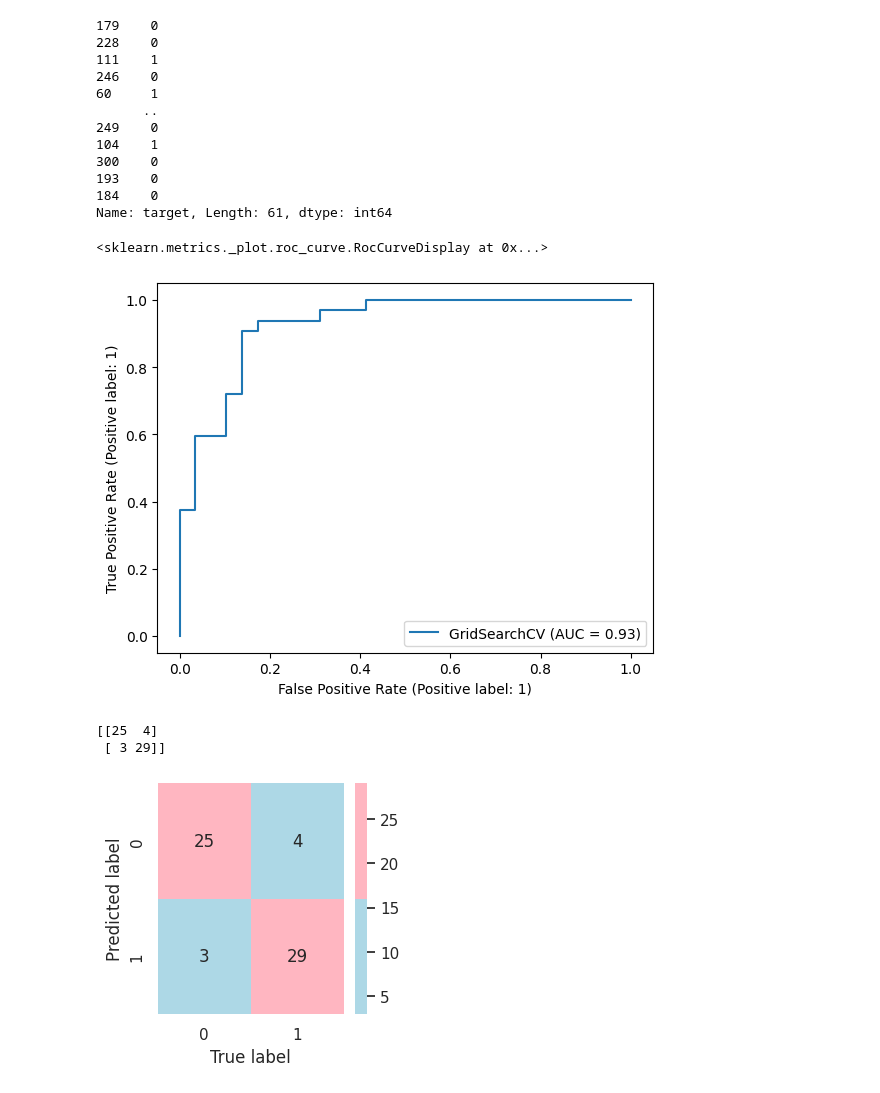
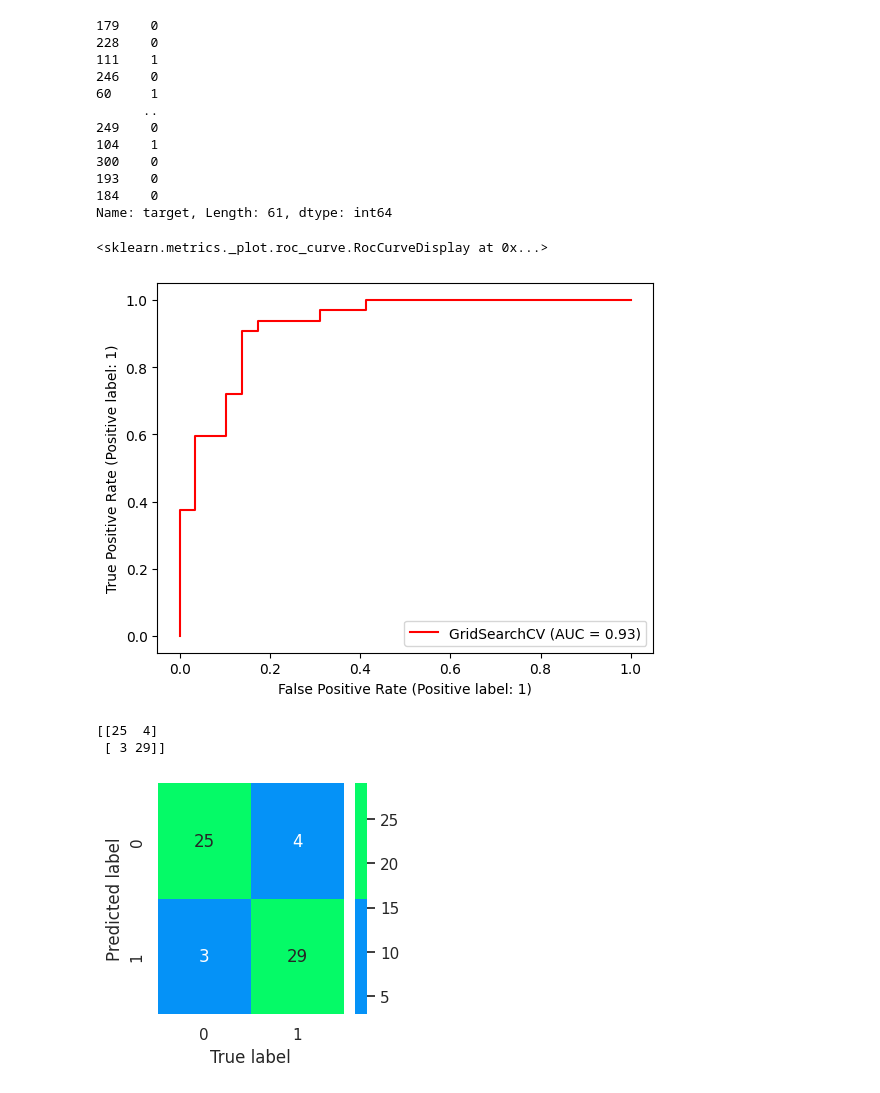
Before and after one commit to Hirushaashinshana/machineLearning, a Jupyter notebook: Scikit_Learn/Project/project_01/index.ipynb, the cells around one changed output. Cells and saved outputs as stored; diff of their text form; code cells hidden in the pictures.

```diff
--- a/Scikit_Learn/Project/project_01/index.ipynb
+++ b/Scikit_Learn/Project/project_01/index.ipynb
@@ -625,10 +625,10 @@ y_test
 184    0
 Name: target, Length: 61, dtype: int64
 # %%
-RocCurveDisplay.from_estimator(gs_log_reg, X_test, y_test)
+RocCurveDisplay.from_estimator(gs_log_reg, X_test, y_test, c="red")
 # %% [output]
 <sklearn.metrics._plot.roc_curve.RocCurveDisplay at 0x...>
-[figure, old version]
+[figure, new version]
 # %%
 print(confusion_matrix(y_test, y_preds))
 # %% [output]
@@ -637,15 +637,15 @@ print(confusion_matrix(y_test, y_preds))
 # %%
 sns.set(font_scale=1)
 
 def plot_roc_curve(y_test, y_preds):
     fig, ax = plt.subplots(figsize=(3, 3))
     ax = sns.heatmap(confusion_matrix(y_test, y_preds),
                     annot=True,
                     cbar=True,
-                    cmap=["lightblue","lightpink"])
+                    cmap=["#0592f7","#05fa67"])
     plt.xlabel("True label")
     plt.ylabel("Predicted label")
 
 plot_roc_curve(y_test=y_test, y_preds=y_preds)
 # %% [output]
-[figure, old version]
+[figure, new version]
```
